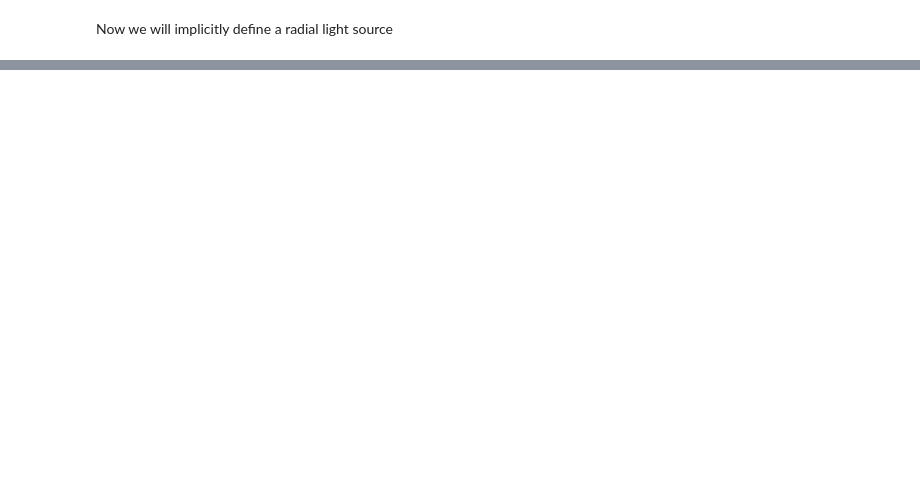
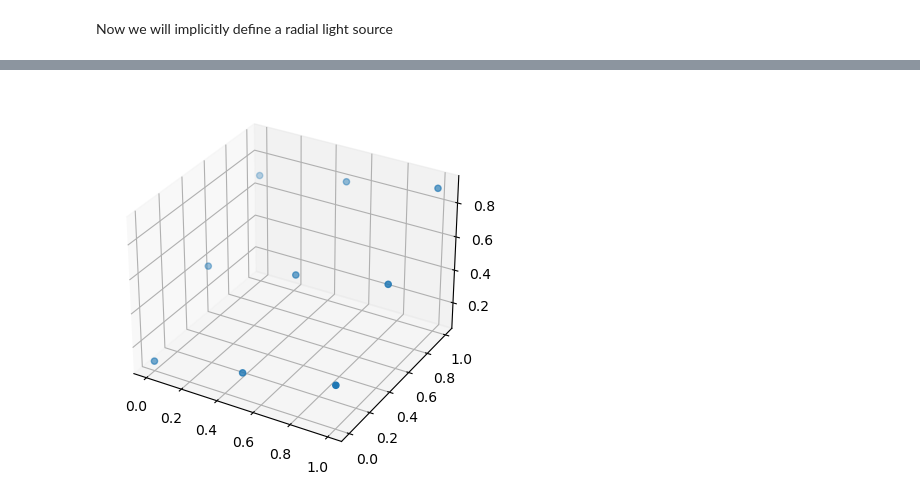
Before and after one commit to Beelswheelson/CMPT769_Relighting, a Jupyter notebook: Relighting_demo.ipynb, the cells around one changed output, grey strips where cells are left out. Cells and saved outputs as stored; diff of their text form; code cells hidden in the pictures; blank space fills up the shorter version.

```diff
--- a/Relighting_demo.ipynb
+++ b/Relighting_demo.ipynb
@@ -76,0 +432,23 @@ Clipping input data to the valid range for imshow with RGB data ([0..1] for floa
+# %%
+depth_map = np.array([[0.1, 0.2, 0.3],
+                      [0.4, 0.5, 0.6],
+                      [0.7, 0.8, 0.9]])
+
+# Create a grid of evenly spaced x and y values
+x = np.linspace(0, 1, num=3)
+y = np.linspace(0, 1, num=3)
+xx, yy = np.meshgrid(x, y)
+
+# Use the depth map as the z-coordinates of the points
+z = depth_map.flatten()
+
+# Create a 3D plot of the points
+from mpl_toolkits.mplot3d import Axes3D
+import matplotlib.pyplot as plt
+
+fig = plt.figure()
+ax = fig.add_subplot(111, projection='3d')
+ax.scatter(xx, yy, z)
+plt.show()
+# %% [output]
+[figure, added]
```
Also changed, not shown: parts of 24 cells of this notebook.
